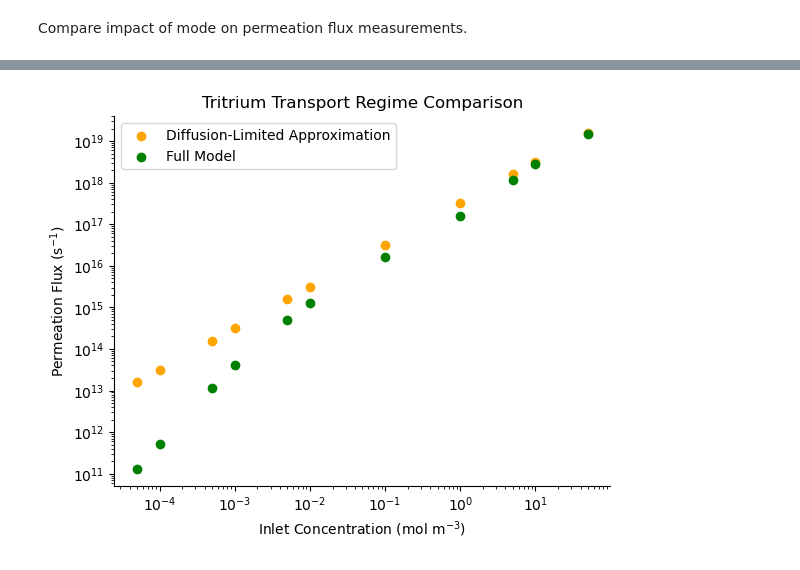
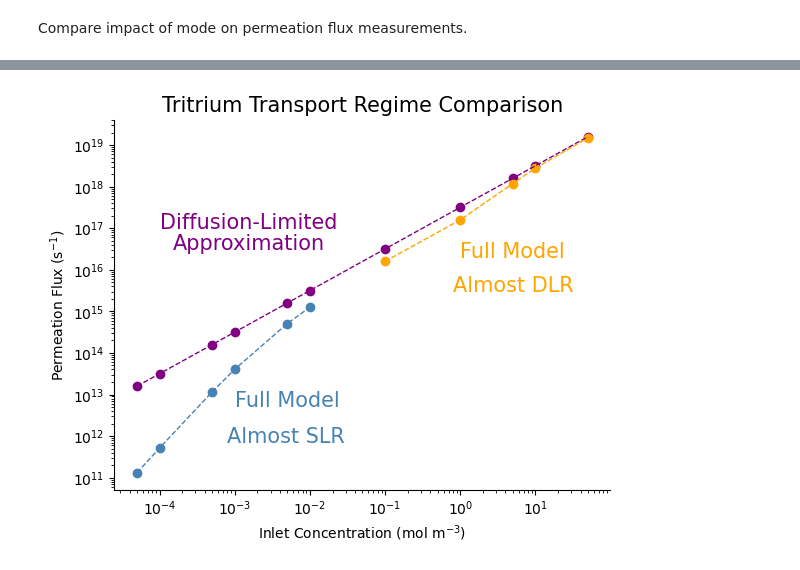
Before and after one commit to kaelyndunnell/Permeator-Probe, a Jupyter notebook: post_process.ipynb, the cells around one changed output, grey strips where cells are left out. Drawn from its saved outputs; the diff is of its cells as text; code cells hidden in the pictures.

```diff
--- a/post_process.ipynb
+++ b/post_process.ipynb
@@ -385,5 +765,5 @@ Compare impact of mode on permeation flux measurements.
 # %%
-# PROBE IN
+# PROBE IN - presentation
 
 import numpy as np
 import matplotlib.pyplot as plt
@@ -408,38 +788,51 @@ inlet_concentrations = [
 ]  # mol/m3
 
 diffusion_limited_permeation_fluxes = []
 surface_limited_permeation_fluxes = []
 
 for conc in inlet_concentrations:
     approximation_file_path = f"fixedconcentrationBC/festim_abacus_probe_in/festim_results_cin_{conc}_mol_m3"
     approximated_permeation = np.genfromtxt(
         approximation_file_path+"/permeation_flux.csv", delimiter=",", names=True
     )
     diffusion_limited_permeation_fluxes.append(approximated_permeation["T_flux_surface_7"])
 
     full_model_file_path = f"surfaceRecomboBC/festim_abacus_probe_in/festim_results_cin_{conc}_mol_m3"
     full_model_permeation = np.genfromtxt(
         full_model_file_path+"/permeation_flux.csv", delimiter=",", names=True
     )
     surface_limited_permeation_fluxes.append(full_model_permeation["H_flux_surface_7"])
 
 plt.figure()
-plt.scatter(inlet_concentrations, diffusion_limited_permeation_fluxes, color="orange", linewidth=1, label="Diffusion-Limited Approximation")
-plt.scatter(inlet_concentrations, surface_limited_permeation_fluxes, color="green", linewidth=1, label="Full Model")
+plt.scatter(inlet_concentrations, diffusion_limited_permeation_fluxes, color="purple", linewidth=1, label="Diffusion-Limited Approximation")
+plt.plot(inlet_concentrations, diffusion_limited_permeation_fluxes, color="purple", linewidth=1, linestyle='--')
+plt.annotate("Diffusion-Limited", xy=(1e-4,1e17), color='purple', fontsize=15)
+plt.annotate("Approximation", xy=(1.5e-4,3e16), color='purple', fontsize=15)
+
+
+plt.scatter(inlet_concentrations[:6], surface_limited_permeation_fluxes[:6], color="steelblue", linewidth=1, label="Full Model")
+plt.plot(inlet_concentrations[:6], surface_limited_permeation_fluxes[:6], color="steelblue", linewidth=1, linestyle='--')
+plt.annotate("Full Model", xy=(1e-3,5e12), color='steelblue', fontsize=15)
+plt.annotate("Almost SLR", xy=(8e-4,7e11), color='steelblue', fontsize=15)
+
+plt.scatter(inlet_concentrations[6:], surface_limited_permeation_fluxes[6:], color="orange", linewidth=1, label="Full Model")
+plt.plot(inlet_concentrations[6:], surface_limited_permeation_fluxes[6:], color="orange", linewidth=1, linestyle='--')
+plt.annotate("Full Model", xy=(1e0,2e16), color='orange', fontsize=15)
+plt.annotate("Almost DLR", xy=(8e-1,3e15), color='orange', fontsize=15)
 
 plt.xscale('log')
 plt.yscale('log')
 plt.xlabel(r"Inlet Concentration (mol m$^{-3}$)")
 plt.ylabel(r"Permeation Flux (s$^{-1}$)")
-plt.legend()
+# plt.legend()
 ax = plt.gca()
 ax.spines["top"].set_visible(False)
 ax.spines["right"].set_visible(False)
-plt.title("Tritrium Transport Regime Comparison")
+plt.title("Tritrium Transport Regime Comparison", fontsize=15)
 plt.savefig("mode-compare-probe-in.pdf")
 plt.show()
 # %% [output]
-[figure, old version]
+[figure, new version]
 # %%
 # PROBE OUT
 
```
Also changed, not shown: parts of 14 cells of this notebook.
